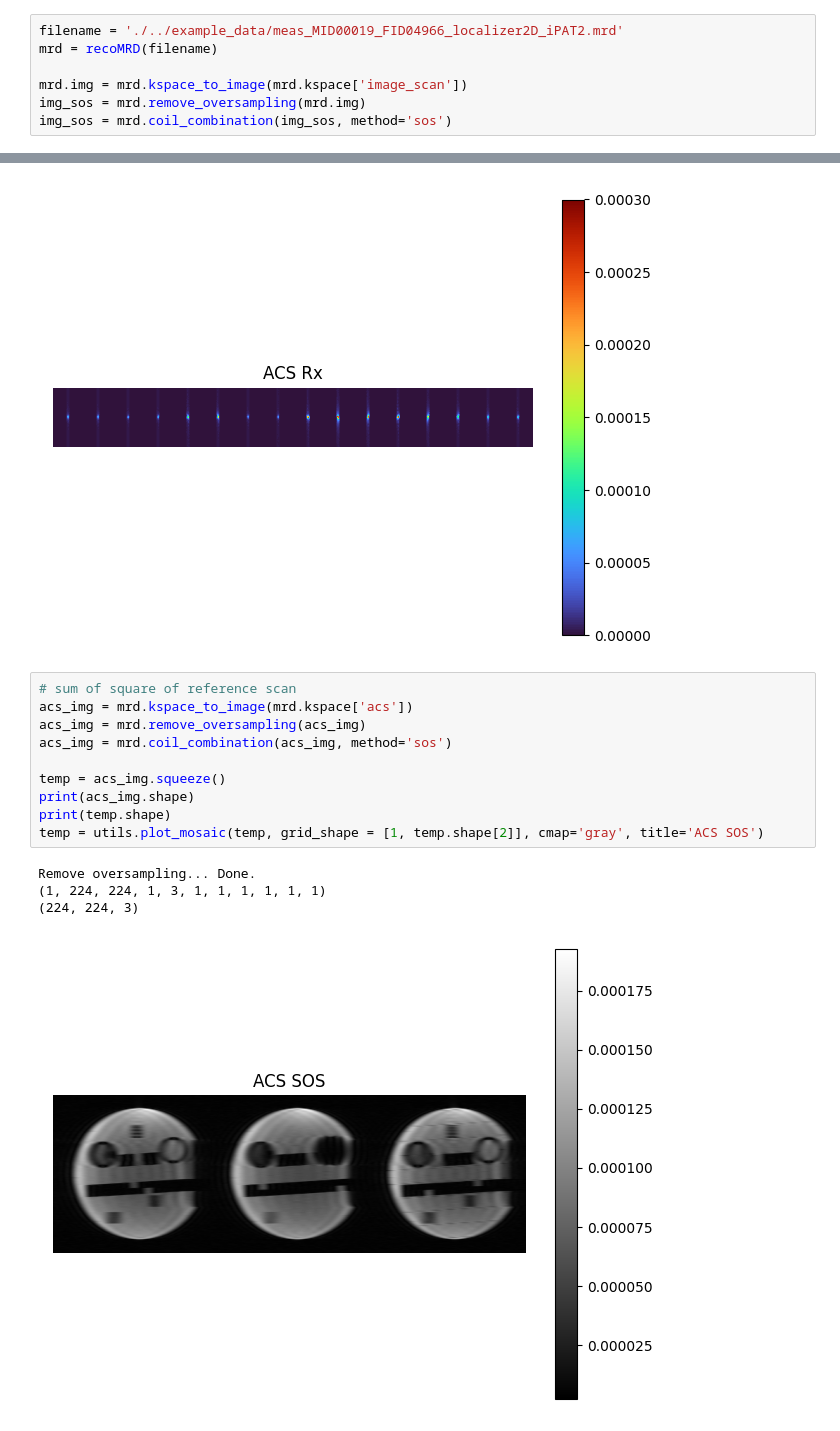
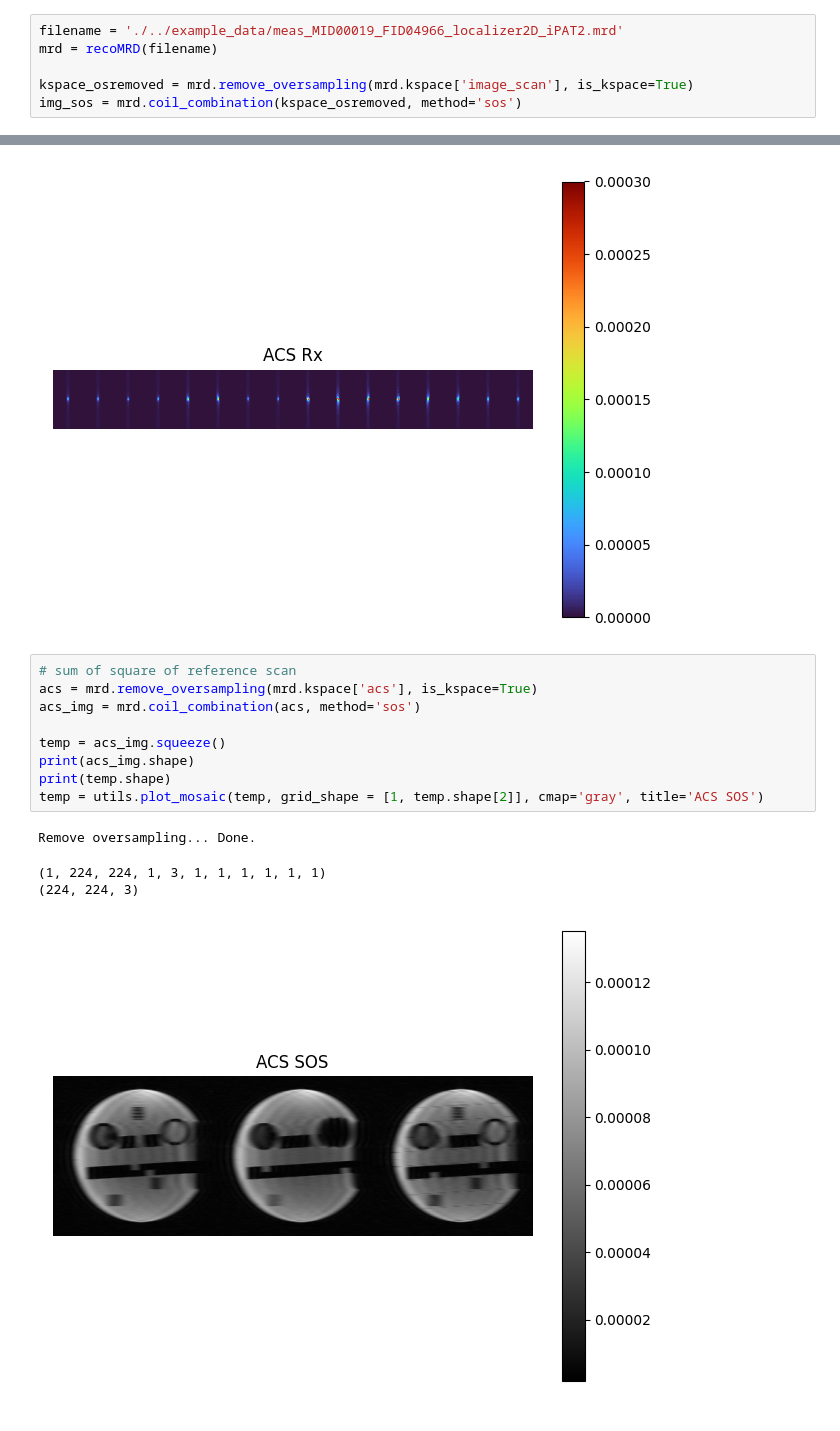
Before and after one commit to aghaeifar/recoMRD, a Jupyter notebook: examples/parallel_imaging_2D.ipynb, the cells around one changed output, grey strips where cells are left out. Drawn from its saved outputs; the diff is of its cells as text.

```diff
--- a/examples/parallel_imaging_2D.ipynb
+++ b/examples/parallel_imaging_2D.ipynb
@@ -12,9 +12,8 @@ from bart import bart
 filename = './../example_data/meas_MID00019_FID04966_localizer2D_iPAT2.mrd'
 mrd = recoMRD(filename)
 
-mrd.img = mrd.kspace_to_image(mrd.kspace['image_scan'])
-img_sos = mrd.remove_oversampling(mrd.img)
-img_sos = mrd.coil_combination(img_sos, method='sos')
+kspace_osremoved = mrd.remove_oversampling(mrd.kspace['image_scan'], is_kspace=True)
+img_sos = mrd.coil_combination(kspace_osremoved, method='sos')
 # %% [output]
 MRD file has more than one group. The last group will be imported.
 Number of reference scans: 72
@@ -63,19 +62,18 @@ print(temp.shape)
 [figure]
 # %%
 # sum of square of reference scan
-acs_img = mrd.kspace_to_image(mrd.kspace['acs'])
-acs_img = mrd.remove_oversampling(acs_img)
-acs_img = mrd.coil_combination(acs_img, method='sos')
+acs = mrd.remove_oversampling(mrd.kspace['acs'], is_kspace=True)
+acs_img = mrd.coil_combination(acs, method='sos')
 
 temp = acs_img.squeeze()
 print(acs_img.shape)
 print(temp.shape)
 temp = utils.plot_mosaic(temp, grid_shape = [1, temp.shape[2]], cmap='gray', title='ACS SOS')
 # %% [output]
 Remove oversampling... Done.
-(1, 224, 224, 1, 3, 1, 1, 1, 1, 1, 1)
-(224, 224, 3)
+(1, 224, 224, 1, 3, 1, 1, 1, 1, 1, 1)
+(224, 224, 3)
-[figure, old version]
+[figure, new version]
 # %%
 %%time
 # calculate coil sensitivity, using espirit method
```
Also changed, not shown: parts of 10 cells of this notebook, 3 other files.
